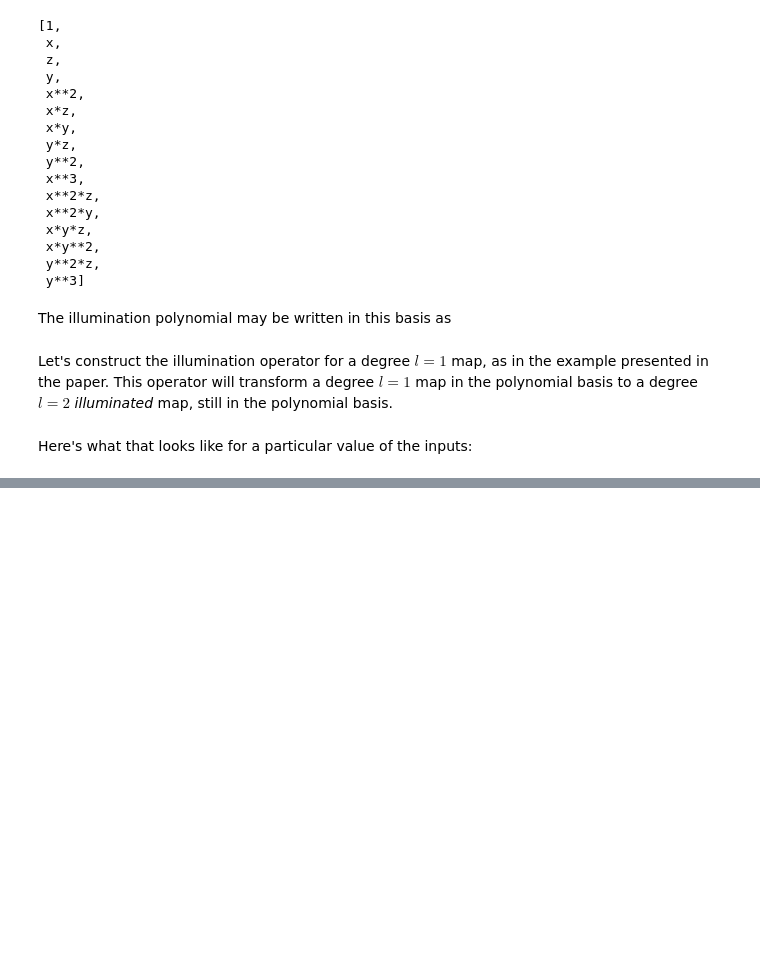
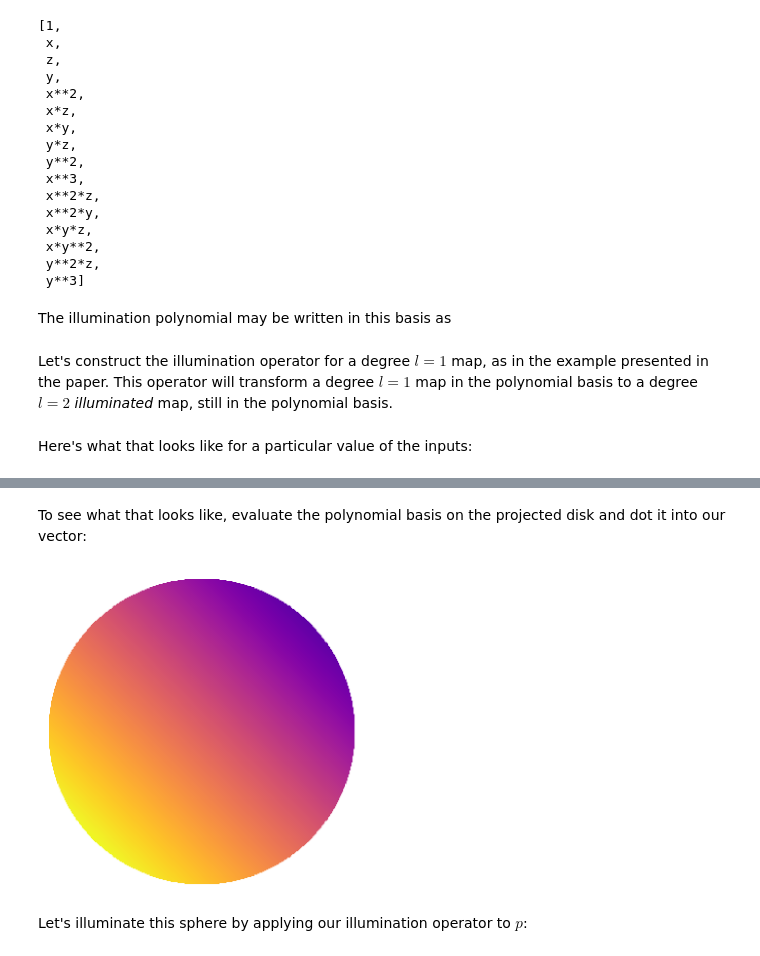
Before and after one commit to rodluger/starrynight, a Jupyter notebook: tex/proofs/illumination.ipynb, the cells around one changed output, grey strips where cells are left out. Cells and saved outputs as stored; diff of their text form; code cells hidden in the pictures; blank space fills up the shorter version.

```diff
--- a/tex/proofs/illumination.ipynb
+++ b/tex/proofs/illumination.ipynb
@@ -241,0 +253,16 @@ print(I)
+# %% [markdown]
+To see what that looks like, evaluate the polynomial basis on the projected disk and dot it into our vector:
+# %%
+x, y = np.meshgrid(np.linspace(-1, 1, res), np.linspace(-1, 1, res))
+z = np.sqrt(1 - x ** 2 - y ** 2)
+x = x.flatten()
+y = y.flatten()
+z = z.flatten()
+basis = poly_basis(x, y, z, 1)
+image = basis.dot(p).reshape(res, res)
+plt.imshow(image, origin="lower", cmap="plasma", vmin=0)
+plt.gca().axis("off");
+# %% [output]
+[figure, added]
+# %% [markdown]
+Let's illuminate this sphere by applying our illumination operator to $p$:
```
Also changed, not shown: parts of 17 cells of this notebook, 1 other file.
